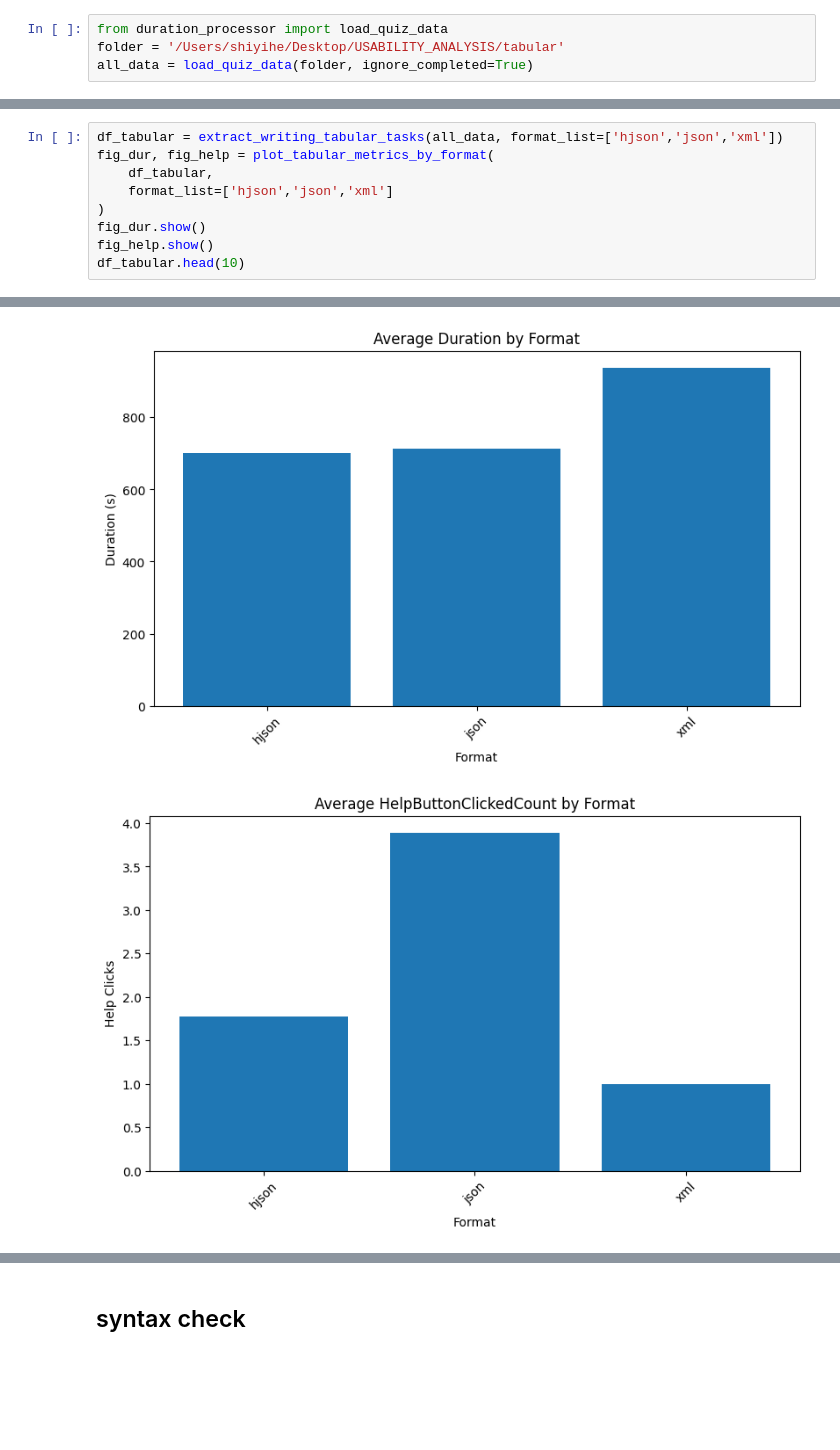
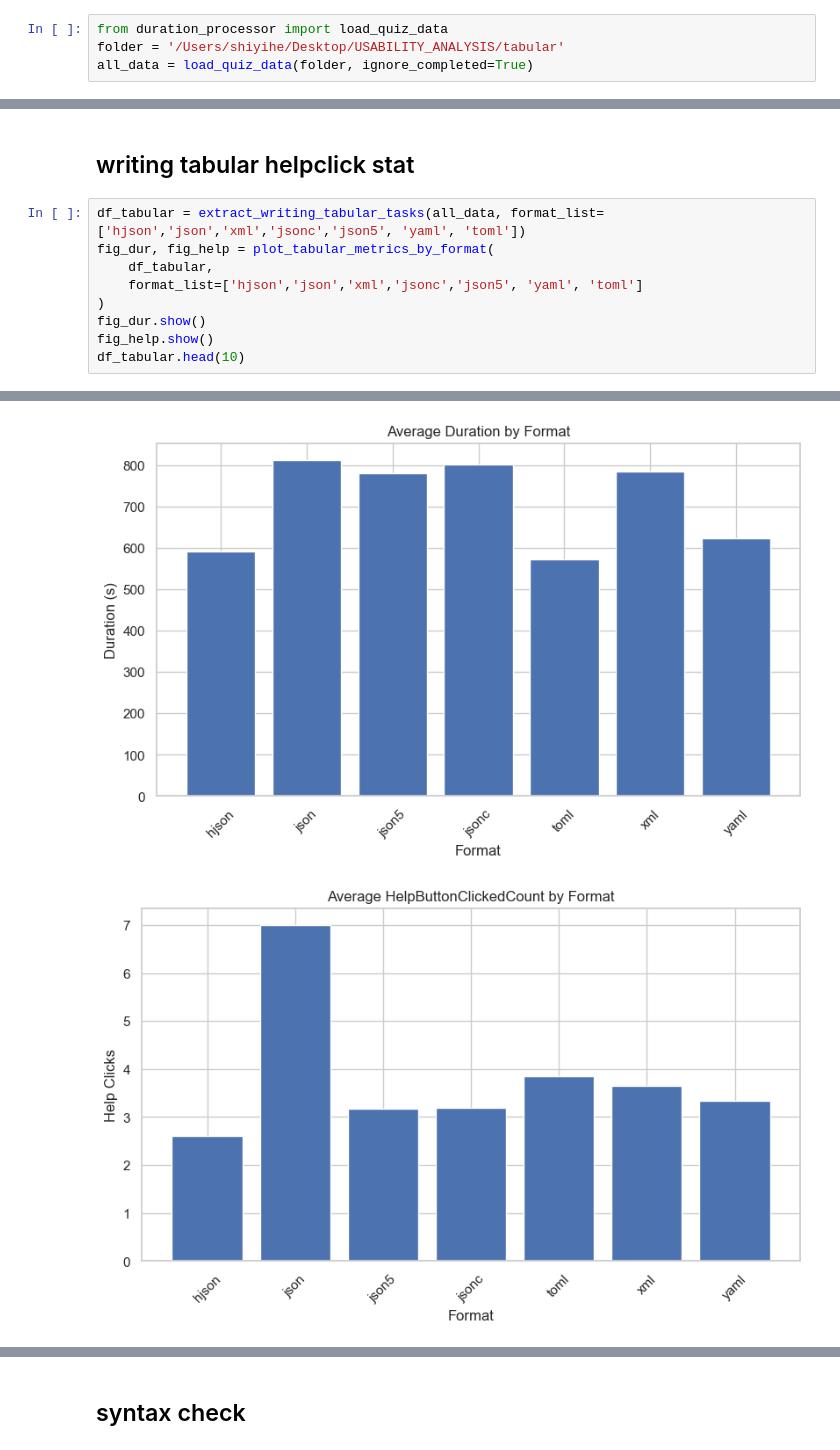
Before and after one commit to shiyihe-neko/usability_analysis, a Jupyter notebook: writing_analysis.ipynb, the cells around one changed output, grey strips where cells are left out. Saved outputs shown, nothing was run; the diff lists cells and outputs as text; blank space fills up the shorter version.

```diff
--- a/writing_analysis.ipynb
+++ b/writing_analysis.ipynb
@@ -55,8 +179,10 @@ Correct answer length: 252
+# %% [markdown]
+## writing tabular helpclick stat
 # %%
-df_tabular = extract_writing_tabular_tasks(all_data, format_list=['hjson','json','xml'])
+df_tabular = extract_writing_tabular_tasks(all_data, format_list=['hjson','json','xml','jsonc','json5', 'yaml', 'toml'])
 fig_dur, fig_help = plot_tabular_metrics_by_format(
     df_tabular,
-    format_list=['hjson','json','xml']
+    format_list=['hjson','json','xml','jsonc','json5', 'yaml', 'toml']
 )
 fig_dur.show()
 fig_help.show()
@@ -81,2 +211,2 @@ Summary by format:
-[figure, old version]
+[figure, new version]
-[figure, old version]
+[figure, new version]
```
Also changed, not shown: parts of 23 cells of this notebook, 8 other files.
